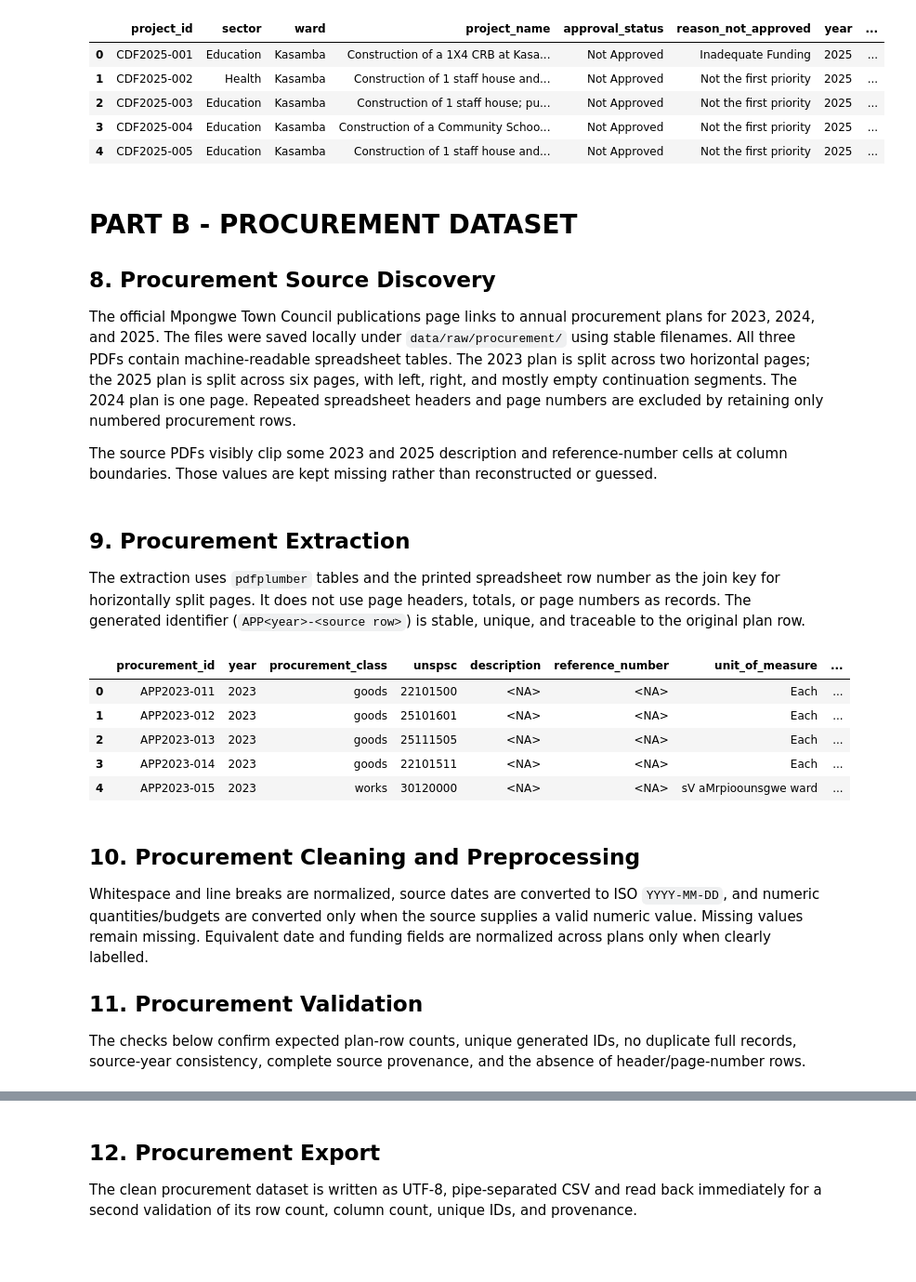
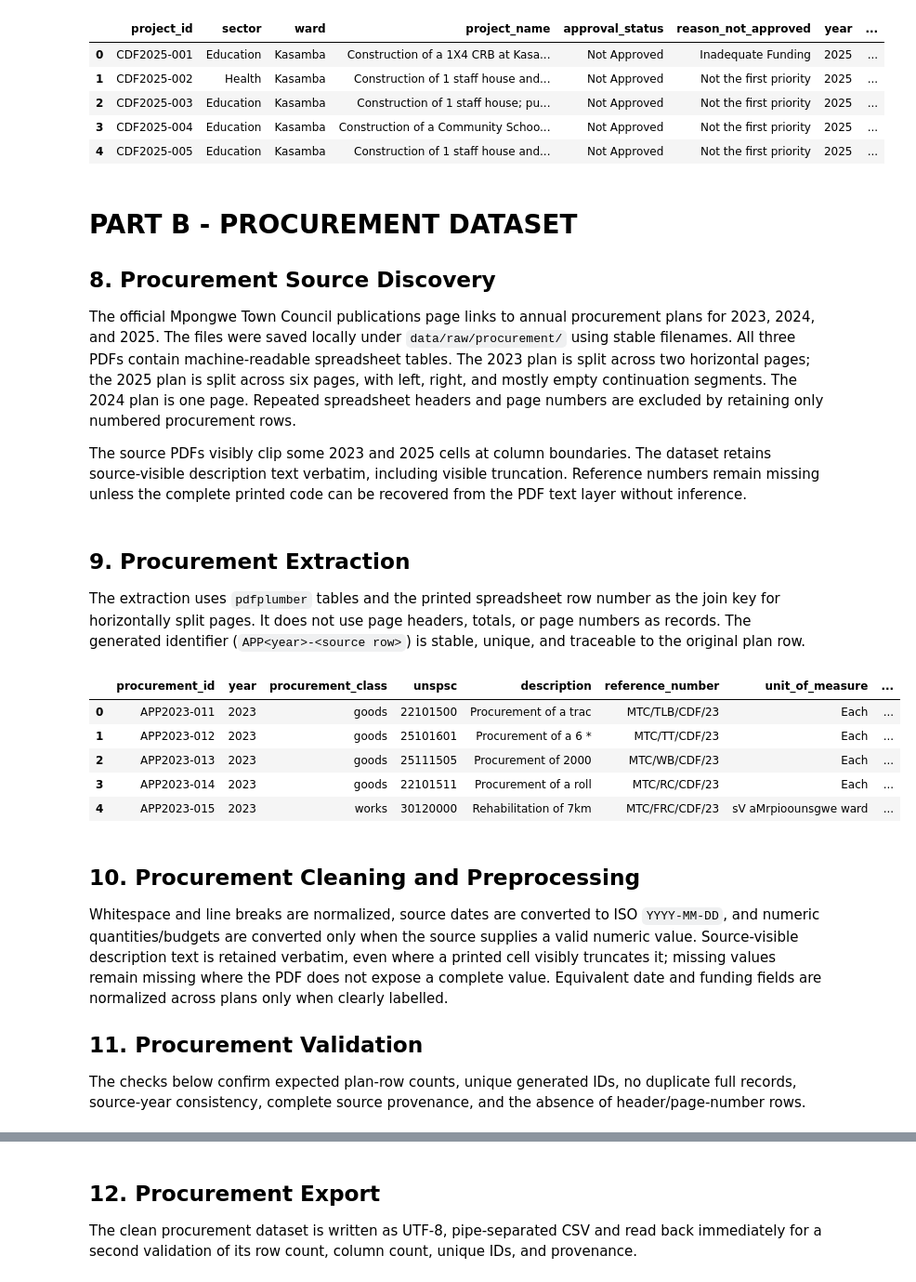
Before and after one commit to Sandie17-goodie/CSC4792_Group26_Mpongwe, a Jupyter notebook: notebooks/group26_mpongwe_dataset_creation.ipynb, the cells around one changed output, grey strips where cells are left out. Shown at 93% size. Drawn from its saved outputs; the diff is of its cells as text; code cells hidden in the pictures; blank space fills up the shorter version.

Commit message:
fix: recover source-visible procurement fields

```diff
--- a/notebooks/group26_mpongwe_dataset_creation.ipynb
+++ b/notebooks/group26_mpongwe_dataset_creation.ipynb
@@ -629,7 +629,7 @@ Name: count, dtype: int64
 
 The official Mpongwe Town Council publications page links to annual procurement plans for 2023, 2024, and 2025. The files were saved locally under `data/raw/procurement/` using stable filenames. All three PDFs contain machine-readable spreadsheet tables. The 2023 plan is split across two horizontal pages; the 2025 plan is split across six pages, with left, right, and mostly empty continuation segments. The 2024 plan is one page. Repeated spreadsheet headers and page numbers are excluded by retaining only numbered procurement rows.
 
-The source PDFs visibly clip some 2023 and 2025 description and reference-number cells at column boundaries. Those values are kept missing rather than reconstructed or guessed.
+The source PDFs visibly clip some 2023 and 2025 cells at column boundaries. The dataset retains source-visible description text verbatim, including visible truncation. Reference numbers remain missing unless the complete printed code can be recovered from the PDF text layer without inference.
 # %%
 procurement_dir = PROJECT_ROOT / "data/raw/procurement"
 procurement_output_path = PROJECT_ROOT / "data/processed/db-unza26-csc4792-mpongwe_procurement.csv"
@@ -707,6 +707,41 @@ def extract_reference(value, year):
     return match.group(0).upper() if match else pd.NA
 
 
+def numbered_text_rows(page):
+    rows = {}
+    for line in (page.extract_text() or "").splitlines():
+        match = re.match(r"^(\d+)\s+", line)
+        if match and int(match.group(1)) >= 11:
+            rows[int(match.group(1))] = line
+    return rows
+
+
+def recover_2023_reference(source_line):
+    # The PDF text layer interleaves overflowing descriptions with reference codes.
+    for match in re.finditer(r"M", source_line):
+        code_characters = "".join(
+            character
+            for character in source_line[match.start():]
+            if character.isupper() or character.isdigit() or character in "/-"
+        )
+        recovered = re.match(r"MTC(?:[-/][A-Z0-9]+)+/23", code_characters)
+        if recovered:
+            return recovered.group(0)
+    return pd.NA
+
+
+def recover_2024_reference(row_number, table_value, source_line):
+    reference = extract_reference(table_value, 2024)
+    if reference is not pd.NA:
+        return reference
+
+    # Row 47 has one source-visible code split by the description and unit columns.
+    row_47_pattern = r"M.*?T.*?C.*?-Cons/1X3CRB/C.*?D.*?F.*?D.*?I.*?S/02/24"
+    if row_number == 47 and re.search(row_47_pattern, source_line):
+        return "MTC-Cons/1X3CRB/CDF/DIS/02/24"
+    return pd.NA
+
+
 def make_record(year, row_number, **values):
     return {
         "procurement_id": f"APP{year}-{row_number:03d}",
@@ -722,6 +757,7 @@ procurement_records = []
 with pdfplumber.open(procurement_sources[2023]["file"]) as pdf:
     left_2023 = numbered_rows(pdf.pages[0].extract_table())
     right_2023 = numbered_rows(pdf.pages[1].extract_table())
+    source_text_2023 = numbered_text_rows(pdf.pages[0])
 
 for row_number in sorted(left_2023):
     left = left_2023[row_number]
@@ -730,8 +766,8 @@ for row_number in sorted(left_2023):
         2023, row_number,
         procurement_class=clean_text(left[1]),
         unspsc=clean_text(left[2]),
-        description=pd.NA,
-        reference_number=extract_reference(left[5], 2023),
+        description=clean_text(left[4]),
+        reference_number=recover_2023_reference(source_text_2023[row_number]),
         unit_of_measure=clean_text(left[7]),
         quantity=source_number(left[8]),
         source_of_funds=clean_text(right[5]),
@@ -745,6 +781,7 @@ for row_number in sorted(left_2023):
 
 with pdfplumber.open(procurement_sources[2024]["file"]) as pdf:
     rows_2024 = numbered_rows(pdf.pages[0].extract_table())
+    source_text_2024 = numbered_text_rows(pdf.pages[0])
 
 for row_number, row in sorted(rows_2024.items()):
     procurement_records.append(make_record(
@@ -752,7 +789,7 @@ for row_number, row in sorted(rows_2024.items()):
         procurement_class=clean_text(row[1]),
         unspsc=clean_text(row[2]),
         description=clean_text(row[4]),
-        reference_number=extract_reference(row[5], 2024),
+        reference_number=recover_2024_reference(row_number, row[5], source_text_2024[row_number]),
         unit_of_measure=clean_text(row[6]),
         quantity=source_number(row[7]),
         source_of_funds=clean_text(row[8]),
@@ -775,43 +812,43 @@ for row_number in sorted(left_2025):
         2025, row_number,
         procurement_class=clean_text(left[1]),
         unspsc=clean_text(left[2]),
-        description=pd.NA,
+        description=clean_text(left[4]),
         reference_number=pd.NA,
         unit_of_measure=clean_text(left[7]),
         quantity=source_number(left[8]),
         source_of_funds=clean_text(right[1]),
         procurement_method=clean_text(right[3]),
         publication_date=source_date(right[4]),
         award_date=source_date(right[5]),
         start_date=source_date(right[6]),
         estimated_budget_zmw=source_number(left[11]),
         comments=clean_text(right[9]),
     ))
 
 procurement_df = pd.DataFrame(procurement_records, columns=PROCUREMENT_COLUMNS)
 for column in [
     "procurement_id", "procurement_class", "unspsc", "description",
     "reference_number", "unit_of_measure", "source_of_funds",
     "procurement_method", "publication_date", "award_date", "start_date",
     "comments", "source_document", "source_url",
 ]:
     procurement_df[column] = procurement_df[column].astype("string")
 procurement_df["year"] = procurement_df["year"].astype("Int64")
 procurement_df["quantity"] = procurement_df["quantity"].astype("Float64")
 procurement_df["estimated_budget_zmw"] = procurement_df["estimated_budget_zmw"].astype("Float64")
 
 procurement_df.head()
 # %% [output]
 |  | procurement_id | year | procurement_class | unspsc | description | reference_number | unit_of_measure | ... |
-| 0 | APP2023-011 | 2023 | goods | 22101500 | <NA> | <NA> | Each | ... |
-| 1 | APP2023-012 | 2023 | goods | 25101601 | <NA> | <NA> | Each | ... |
-| 2 | APP2023-013 | 2023 | goods | 25111505 | <NA> | <NA> | Each | ... |
-| 3 | APP2023-014 | 2023 | goods | 22101511 | <NA> | <NA> | Each | ... |
-| 4 | APP2023-015 | 2023 | works | 30120000 | <NA> | <NA> | sV aMrpioounsgwe ward | ... |
+| 0 | APP2023-011 | 2023 | goods | 22101500 | Procurement of a trac | MTC/TLB/CDF/23 | Each | ... |
+| 1 | APP2023-012 | 2023 | goods | 25101601 | Procurement of a 6 * | MTC/TT/CDF/23 | Each | ... |
+| 2 | APP2023-013 | 2023 | goods | 25111505 | Procurement of 2000 | MTC/WB/CDF/23 | Each | ... |
+| 3 | APP2023-014 | 2023 | goods | 22101511 | Procurement of a roll | MTC/RC/CDF/23 | Each | ... |
+| 4 | APP2023-015 | 2023 | works | 30120000 | Rehabilitation of 7km | MTC/FRC/CDF/23 | sV aMrpioounsgwe ward | ... |
 # %% [markdown]
 ## 10. Procurement Cleaning and Preprocessing
 
-Whitespace and line breaks are normalized, source dates are converted to ISO `YYYY-MM-DD`, and numeric quantities/budgets are converted only when the source supplies a valid numeric value. Missing values remain missing. Equivalent date and funding fields are normalized across plans only when clearly labelled.
+Whitespace and line breaks are normalized, source dates are converted to ISO `YYYY-MM-DD`, and numeric quantities/budgets are converted only when the source supplies a valid numeric value. Source-visible description text is retained verbatim, even where a printed cell visibly truncates it; missing values remain missing where the PDF does not expose a complete value. Equivalent date and funding fields are normalized across plans only when clearly labelled.
 
 ## 11. Procurement Validation
 
```
Also changed, not shown: parts of 2 cells of this notebook, 4 other files.
